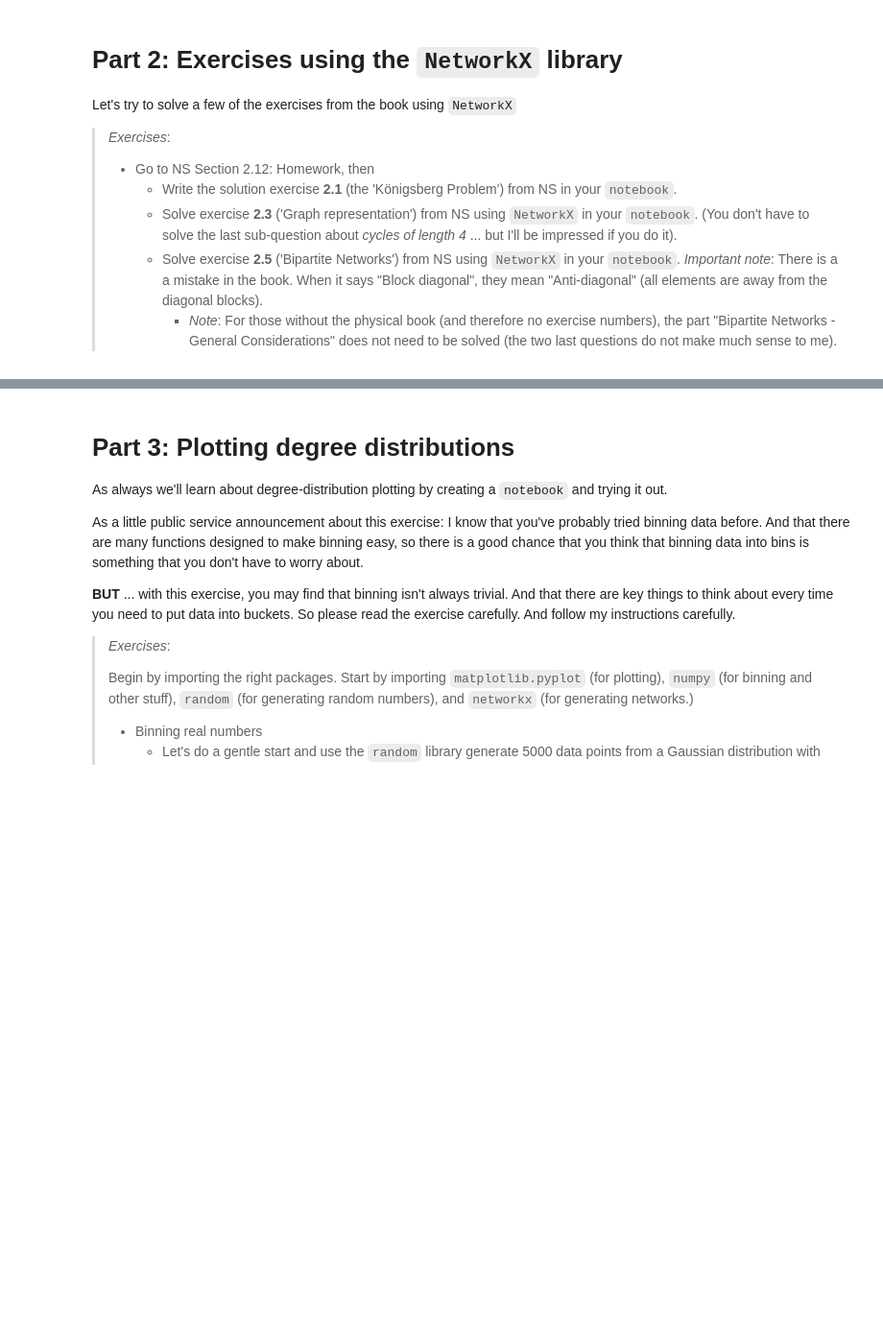
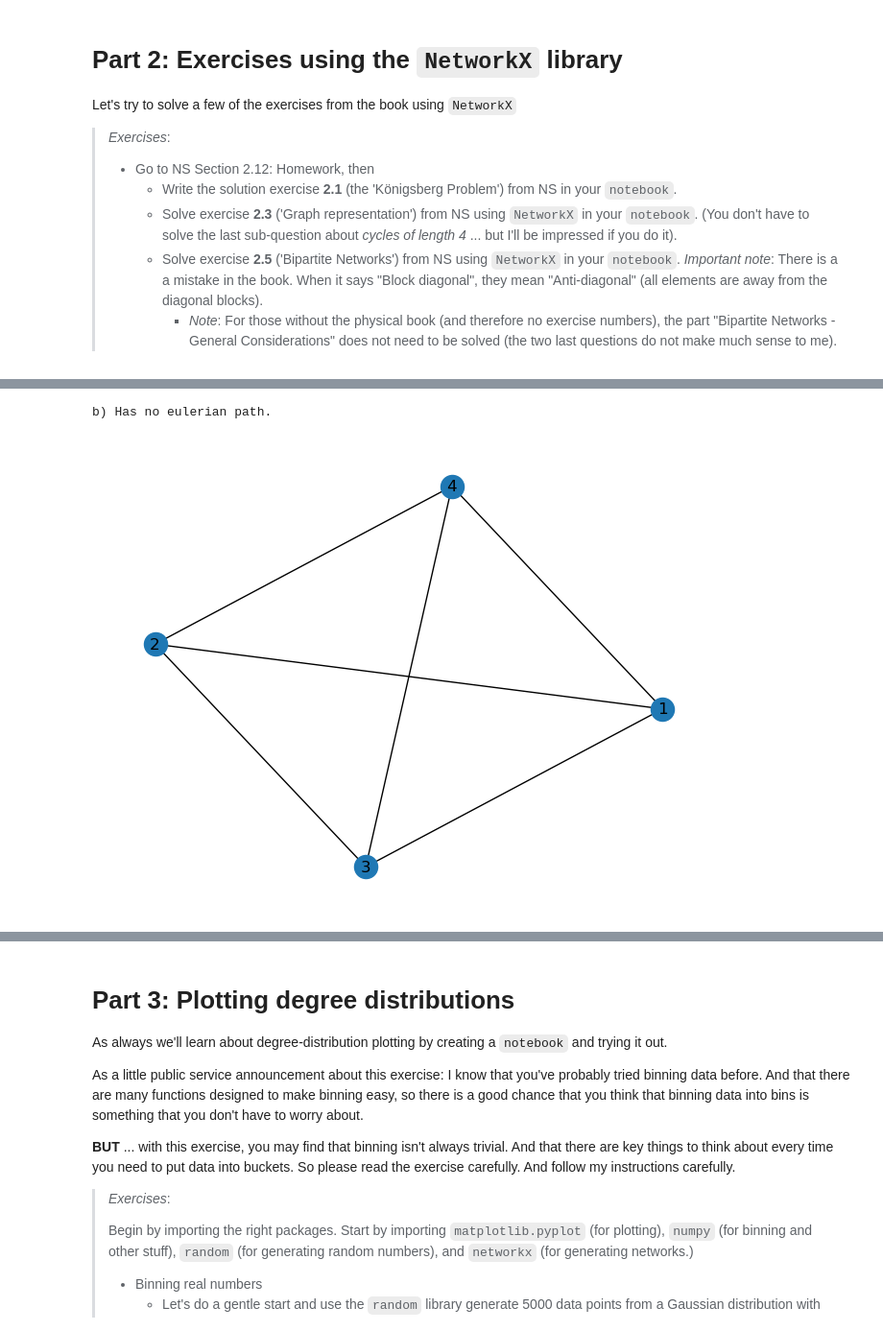
Before and after one commit to eperst/socialgraphs2023, a Jupyter notebook: lectures/Week2.ipynb, the cells around one changed output, grey strips where cells are left out. Shown: that part at 96% size. Cells and saved outputs as stored; diff of their text form; code cells hidden in the pictures; blank space fills up the shorter version.

```diff
--- a/lectures/Week2.ipynb
+++ b/lectures/Week2.ipynb
@@ -103,0 +132,7 @@ import networkx as nx
+# %%
+b = nx.Graph([(1, 2), (1, 3), (1,4), (2,3), (4, 3), (4,2)])
+nx.draw(b, with_labels=True)
+print_eulerian_path(b, "b")
+# %% [output]
+b) Has no eulerian path.
+[figure, added]
```
Also changed, not shown: parts of 18 cells of this notebook, 1 other file.
